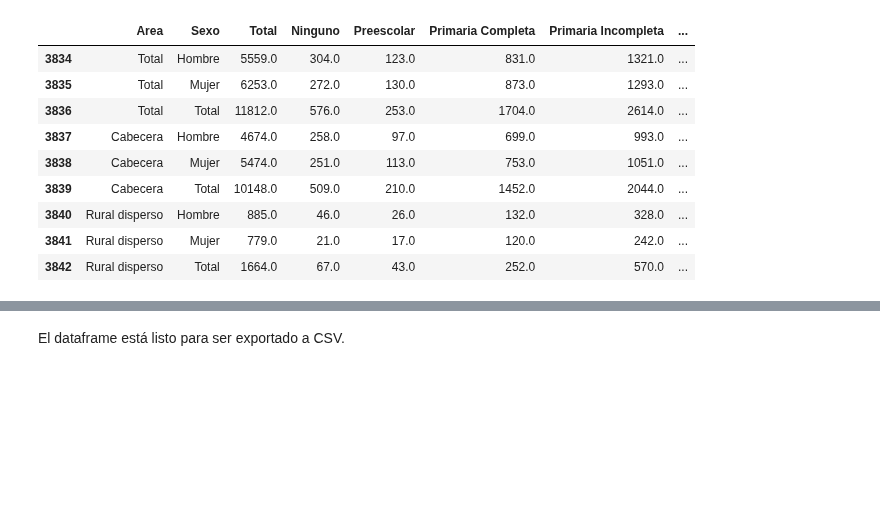
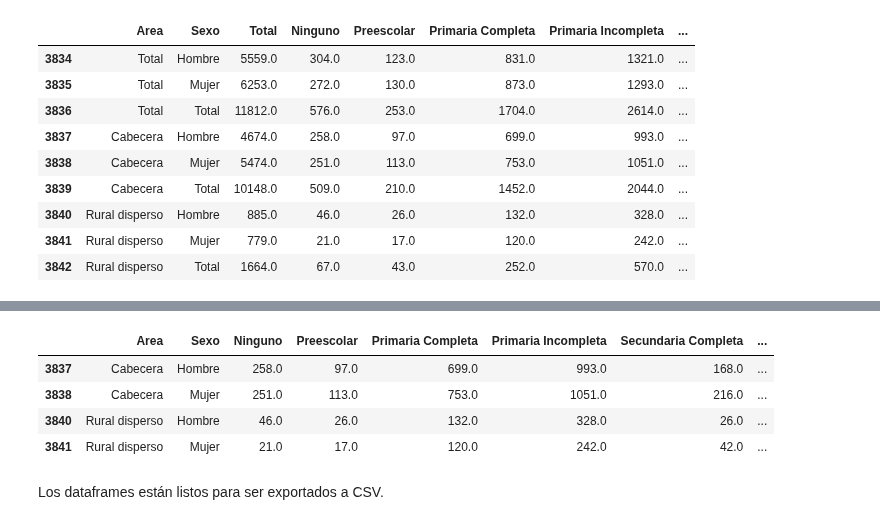
Before and after one commit to Schiavi13/Censo-Viterbo-Caldas-2018, a Jupyter notebook: source_to_csv_17pm.ipynb, the cells around one changed output, grey strips where cells are left out. Drawn from its saved outputs; the diff is of its cells as text; code cells hidden in the pictures; blank space fills up the shorter version.

```diff
--- a/source_to_csv_17pm.ipynb
+++ b/source_to_csv_17pm.ipynb
@@ -114,3 +133,12 @@ df_17pm
+# %%
+df_17pm_cleaned = df_17pm_cleaned.loc[(df_17pm_cleaned['Area'] != 'Total') & (df_17pm_cleaned['Sexo'] != 'Total')]
+df_17pm_cleaned
+# %% [output]
+|  | Area | Sexo | Ninguno | Preescolar | Primaria Completa | Primaria Incompleta | Secundaria Completa | ... |
+| 3837 | Cabecera | Hombre | 258.0 | 97.0 | 699.0 | 993.0 | 168.0 | ... |
+| 3838 | Cabecera | Mujer | 251.0 | 113.0 | 753.0 | 1051.0 | 216.0 | ... |
+| 3840 | Rural disperso | Hombre | 46.0 | 26.0 | 132.0 | 328.0 | 26.0 | ... |
+| 3841 | Rural disperso | Mujer | 21.0 | 17.0 | 120.0 | 242.0 | 42.0 | ... |
 # %% [markdown]
-El dataframe está listo para ser exportado a CSV.
+Los dataframes están listos para ser exportados a CSV.
 # %%
```
Also changed, not shown: parts of 4 cells of this notebook.
